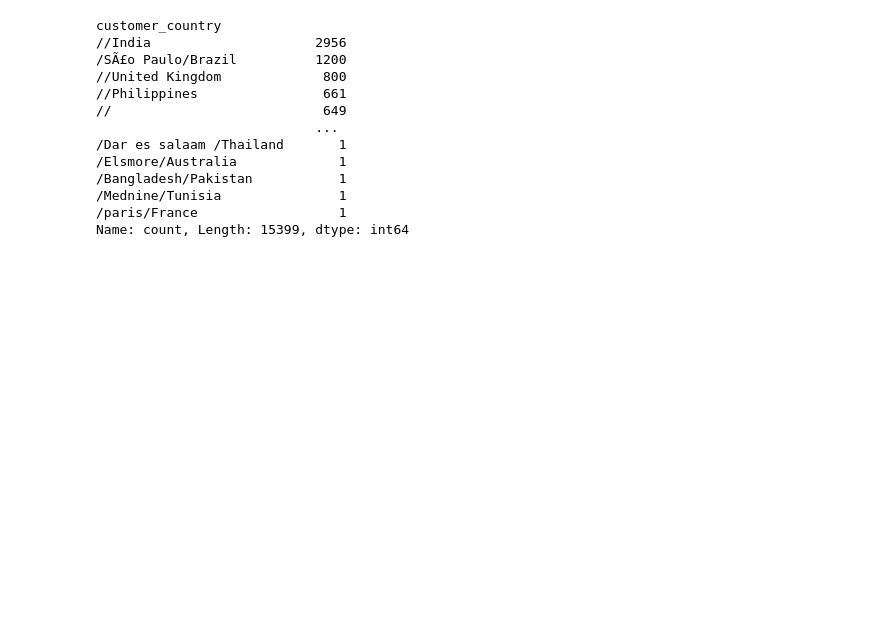
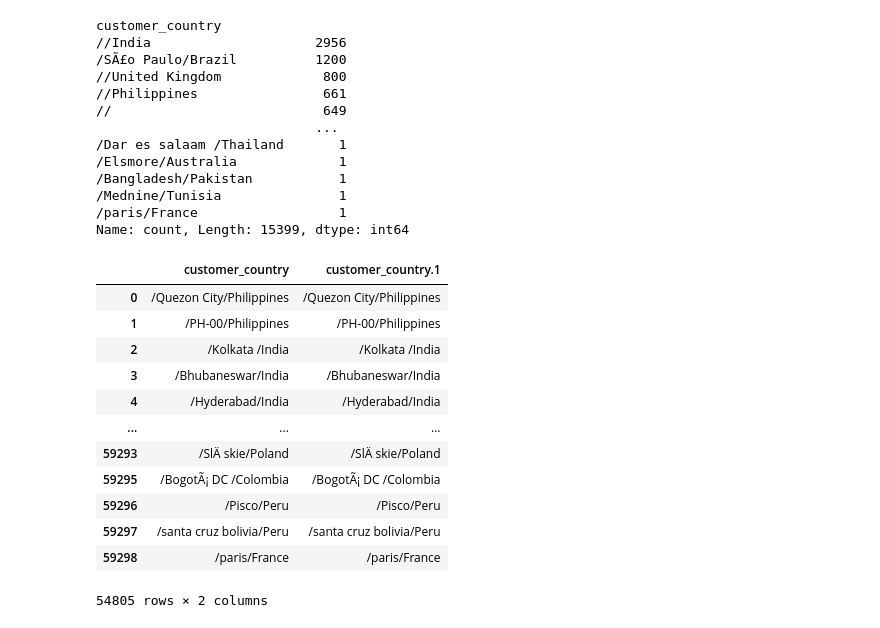
Before and after one commit to AhyoungOh/Coffee, a Jupyter notebook: eda.ipynb, the cells around one changed output. Drawn from its saved outputs; the diff is of its cells as text; code cells hidden in the pictures; blank space fills up the shorter version.

```diff
--- a/eda.ipynb
+++ b/eda.ipynb
@@ -1200,18 +1201,18 @@ print(f"Chi-square Statistic: {chi2}, P-value: {p}")
 Chi-square Statistic: 932.7697730435593, P-value: 5.57586535061509e-193
 # %%
 # Ensure 'is_converted' is numeric
-df['is_converted'] = df['is_converted'].map({'TRUE': 1, 'FALSE': 0})
+df['is_converted_mapped'] = df['is_converted'].map({'TRUE': 1, 'FALSE': 0})
 
 # Separate groups
 na_group_business_area = df[df['business_area'].isna()]
 non_na_group_business_area = df.dropna(subset=['business_area'])
 
 # Calculate odds ratio for NA group in 'business_area'
-odds_ratio_na_business_area = na_group_business_area['is_converted'].value_counts(normalize=True).get(1, 0) / \
-                              na_group_business_area['is_converted'].value_counts(normalize=True).get(0, 1)
+odds_ratio_na_business_area = na_group_business_area['is_converted_mapped'].value_counts(normalize=True).get(1, 0) / \
+                              na_group_business_area['is_converted_mapped'].value_counts(normalize=True).get(0, 1)
 
 # Working with non-NA values, calculate odds ratios
-odds_ratios_business_area = non_na_group_business_area.groupby('business_area')['is_converted'].value_counts(normalize=True).unstack().fillna(0)
+odds_ratios_business_area = non_na_group_business_area.groupby('business_area')['is_converted_mapped'].value_counts(normalize=True).unstack().fillna(0)
 odds_ratios_business_area['odds_ratio'] = odds_ratios_business_area[1] / odds_ratios_business_area.get(0, 1)
 
 # Include NA odds ratio
@@ -1487,3 +1488,30 @@ customer_country
 /Mednine/Tunisia               1
 /paris/France                  1
 Name: count, Length: 15399, dtype: int64
+# %%
+# Drop NA values to ensure a fair comparison
+df_dropped_na = df.dropna(subset=['customer_country', 'customer_country.1'])
+
+# Reset index to align both series
+df_dropped_na.reset_index(drop=True, inplace=True)
+
+# Compare the values of the columns
+# comparison = df_dropped_na['customer_country'].compare(df_dropped_na['customer_country.1'])
+
+# comparison.head()
+df_comparison = df[['customer_country', 'customer_country.1']].dropna()
+df_comparison
+# %% [output]
+|  | customer_country | customer_country.1 |
+| 0 | /Quezon City/Philippines | /Quezon City/Philippines |
+| 1 | /PH-00/Philippines | /PH-00/Philippines |
+| 2 | /Kolkata /India | /Kolkata /India |
+| 3 | /Bhubaneswar/India | /Bhubaneswar/India |
+| 4 | /Hyderabad/India | /Hyderabad/India |
+| ... | ... | ... |
+| 59293 | /SlÄ skie/Poland | /SlÄ skie/Poland |
+| 59295 | /BogotÃ¡ DC /Colombia | /BogotÃ¡ DC /Colombia |
+| 59296 | /Pisco/Peru | /Pisco/Peru |
+| 59297 | /santa cruz bolivia/Peru | /santa cruz bolivia/Peru |
+| 59298 | /paris/France | /paris/France |
+54805 rows × 2 columns
```
Also changed, not shown: parts of 1 cell of this notebook, 12 other files.
